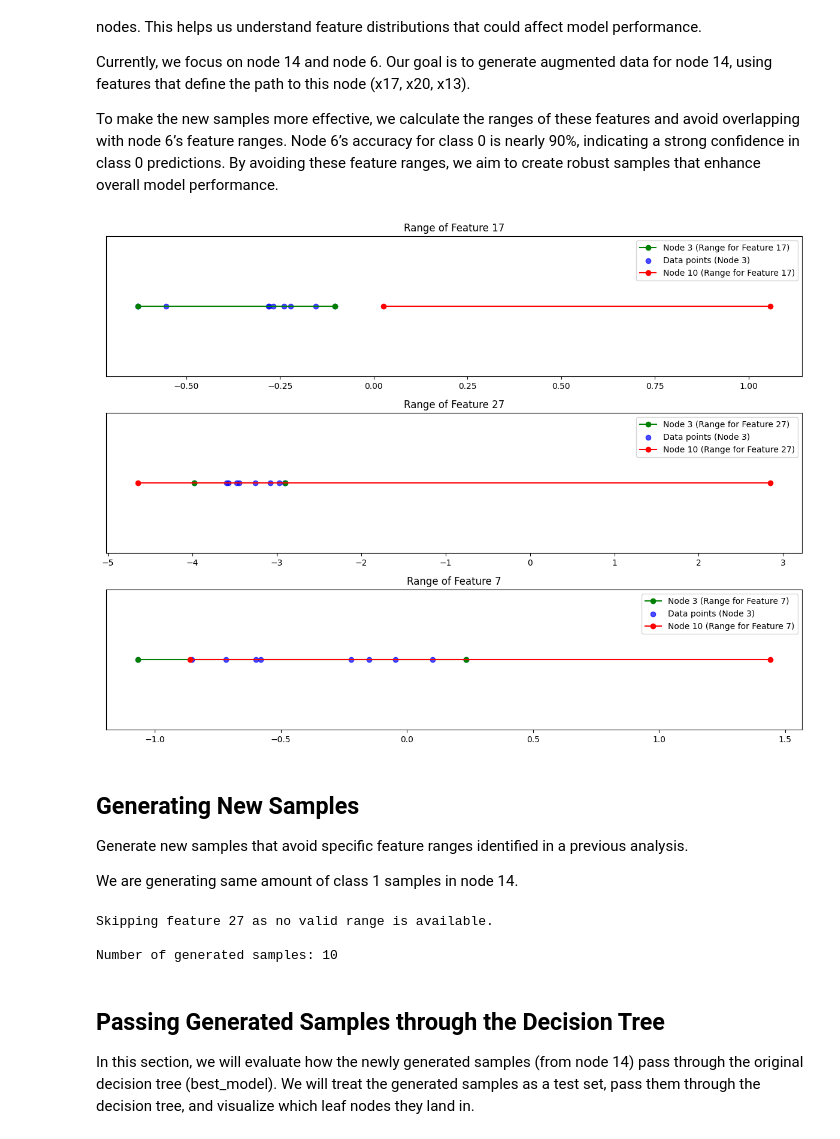
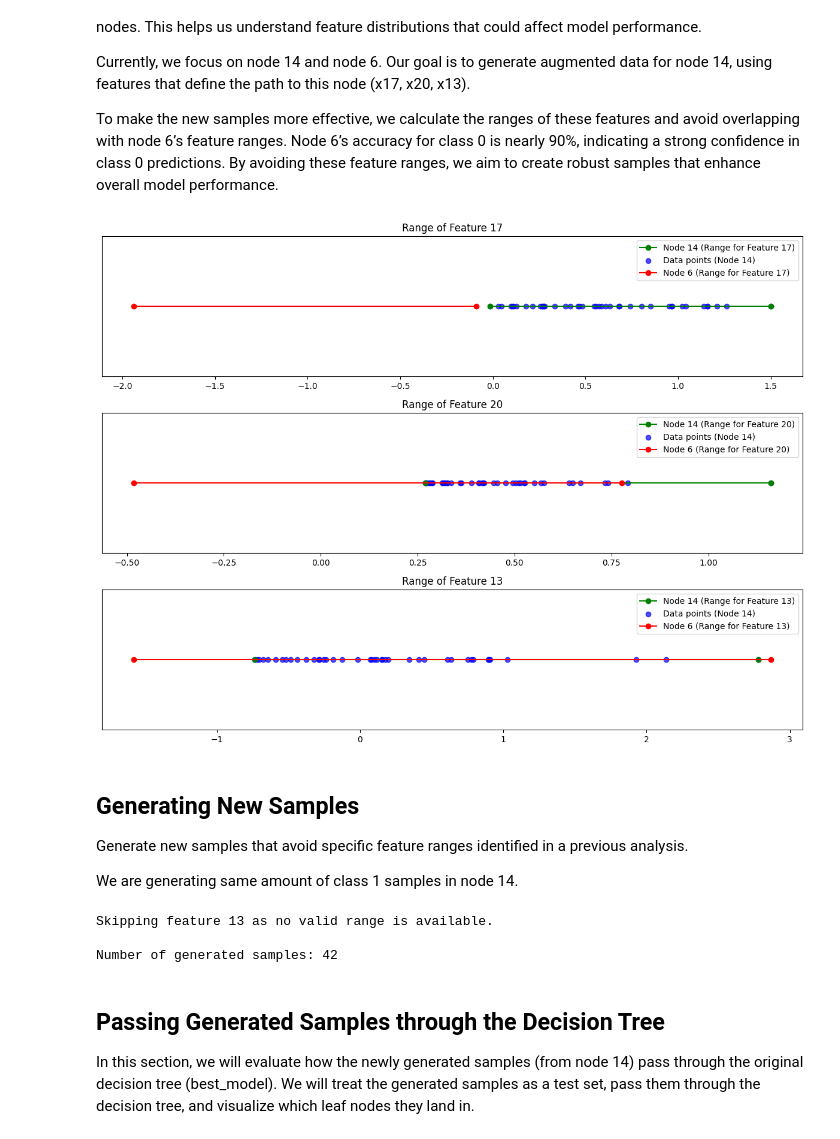
Before and after one commit to AsifAhmedShodip/MyRecourseProject, a Jupyter notebook: notebooks/ACES_dataset_decision_tree.ipynb, the cells around one changed output. Saved outputs shown, nothing was run; the diff lists cells and outputs as text; code cells hidden in the pictures.

```diff
--- a/notebooks/ACES_dataset_decision_tree.ipynb
+++ b/notebooks/ACES_dataset_decision_tree.ipynb
@@ -690,37 +690,37 @@ def calculate_feature_ranges(tree_model, X_train, y_train, target_node_id, avoid
 def plot_feature_ranges(ranges, features, node_samples, target_node_id, range_colors=["green", "red"], point_color="blue"):
     fig, axs = plt.subplots(len(features), 1, figsize=(12, len(features) * 3))
 
     for i, feature in enumerate(features):
         for j, (node_id, node_ranges) in enumerate(ranges.items()):
             feature_range = node_ranges[feature]
             # Plot the feature range for each node
             axs[i].plot(feature_range, [i]*2, marker='o', color=range_colors[j], label=f"Node {node_id} (Range for Feature {feature})")
             axs[i].set_title(f"Range of Feature {feature}")
 
             # Only plot the actual data points for the target node
             if node_id == target_node_id:
                 data_points = node_samples[node_id].iloc[:, feature]  # Extract the data points for this feature
                 axs[i].scatter(data_points, [i]*len(data_points), color=point_color, alpha=0.7, label=f"Data points (Node {node_id})")
 
     for ax in axs:
         ax.legend()
         ax.set_yticks([])
 
     plt.tight_layout()
     plt.show()
 
 # Define everything outside the functions
-target_node_id = 3  # Node ID for the target node
-avoid_node_id = 10   # Node ID for the node to avoid
-features_of_interest = [17, 27, 7]  # List of feature indices to calculate ranges for
+target_node_id = 14  # Node ID for the target node
+avoid_node_id = 6   # Node ID for the node to avoid
+features_of_interest = [17, 20, 13]  # List of feature indices to calculate ranges for
 
 # Calculate the feature ranges and get the data points for each node
 ranges, node_samples = calculate_feature_ranges(best_model, X_train, y_train, target_node_id, avoid_node_id, features_of_interest)
 
 # Plot feature ranges along with data points only for the target node
 plot_feature_ranges(ranges, features_of_interest, node_samples, target_node_id)
 # %% [output]
-[figure, old version]
+[figure, new version]
 # %% [markdown]
 ## Generating New Samples
 Generate new samples that avoid specific feature ranges identified in a previous analysis.
@@ -820,9 +820,9 @@ print(f"\nNumber of generated samples: {len(generated_samples)}")
 # print("\nGenerated Samples:")
 # print(generated_samples)
 # %% [output]
-Skipping feature 27 as no valid range is available.
+Skipping feature 13 as no valid range is available.
 
-Number of generated samples: 10
+Number of generated samples: 42
 # %% [markdown]
 ## Passing Generated Samples through the Decision Tree
 
```
Also changed, not shown: parts of 5 cells of this notebook.
